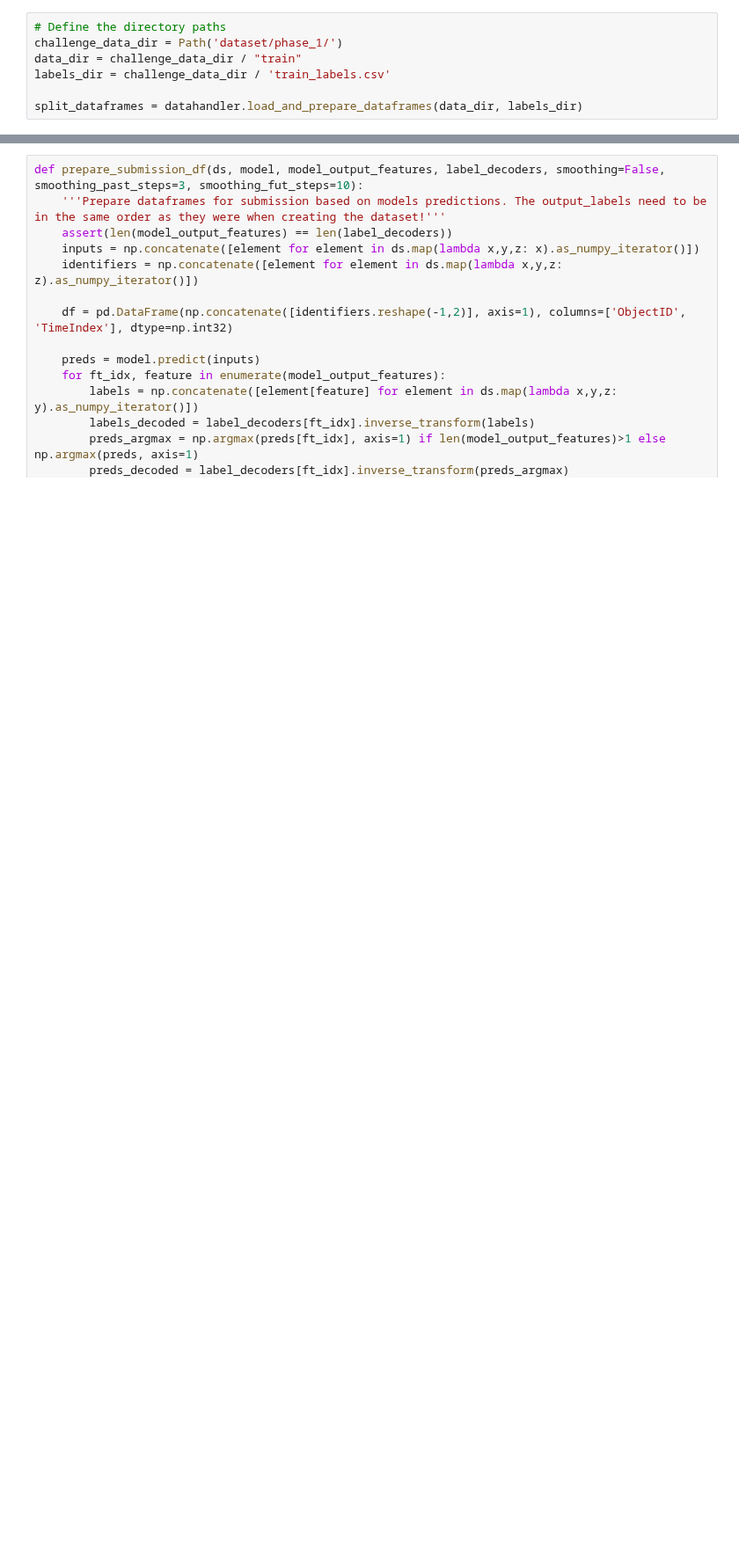
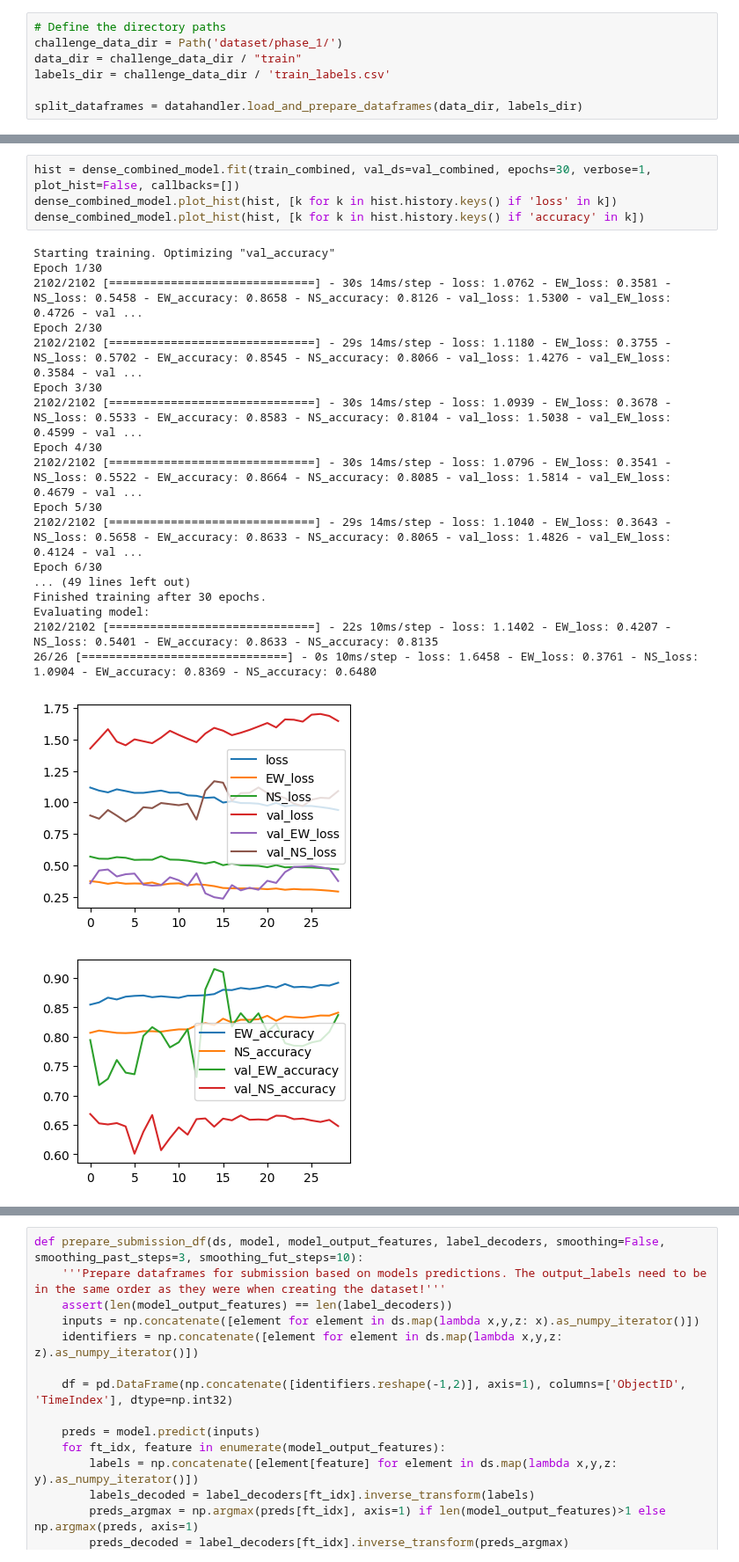
Before and after one commit to DavidBaldsiefen/splid-challenge, a Jupyter notebook: base_nb.ipynb, the cells around one changed output, grey strips where cells are left out. Shown at 88% size. Drawn from its saved outputs; the diff is of its cells as text; blank space fills up the shorter version.

```diff
--- a/base_nb.ipynb
+++ b/base_nb.ipynb
@@ -76,0 +88,24 @@ Evaluating model:
+# %%
+hist = dense_combined_model.fit(train_combined, val_ds=val_combined, epochs=30, verbose=1, plot_hist=False, callbacks=[])
+dense_combined_model.plot_hist(hist, [k for k in hist.history.keys() if 'loss' in k])
+dense_combined_model.plot_hist(hist, [k for k in hist.history.keys() if 'accuracy' in k])
+# %% [output]
+Starting training. Optimizing "val_accuracy"
+Epoch 1/30
+2102/2102 [==============================] - 30s 14ms/step - loss: 1.0762 - EW_loss: 0.3581 - NS_loss: 0.5458 - EW_accuracy: 0.8658 - NS_accuracy: 0.8126 - val_loss: 1.5300 - val_EW_loss: 0.4726 - val ...
+Epoch 2/30
+2102/2102 [==============================] - 29s 14ms/step - loss: 1.1180 - EW_loss: 0.3755 - NS_loss: 0.5702 - EW_accuracy: 0.8545 - NS_accuracy: 0.8066 - val_loss: 1.4276 - val_EW_loss: 0.3584 - val ...
+Epoch 3/30
+2102/2102 [==============================] - 30s 14ms/step - loss: 1.0939 - EW_loss: 0.3678 - NS_loss: 0.5533 - EW_accuracy: 0.8583 - NS_accuracy: 0.8104 - val_loss: 1.5038 - val_EW_loss: 0.4599 - val ...
+Epoch 4/30
+2102/2102 [==============================] - 30s 14ms/step - loss: 1.0796 - EW_loss: 0.3541 - NS_loss: 0.5522 - EW_accuracy: 0.8664 - NS_accuracy: 0.8085 - val_loss: 1.5814 - val_EW_loss: 0.4679 - val ...
+Epoch 5/30
+2102/2102 [==============================] - 29s 14ms/step - loss: 1.1040 - EW_loss: 0.3643 - NS_loss: 0.5658 - EW_accuracy: 0.8633 - NS_accuracy: 0.8065 - val_loss: 1.4826 - val_EW_loss: 0.4124 - val ...
+Epoch 6/30
+... (49 lines left out)
+Finished training after 30 epochs.
+Evaluating model:
+2102/2102 [==============================] - 22s 10ms/step - loss: 1.1402 - EW_loss: 0.4207 - NS_loss: 0.5401 - EW_accuracy: 0.8633 - NS_accuracy: 0.8135
+26/26 [==============================] - 0s 10ms/step - loss: 1.6458 - EW_loss: 0.3761 - NS_loss: 1.0904 - EW_accuracy: 0.8369 - NS_accuracy: 0.6480
+[figure, added]
+[figure, added]
```
Also changed, not shown: parts of 14 cells of this notebook, 5 other files.
